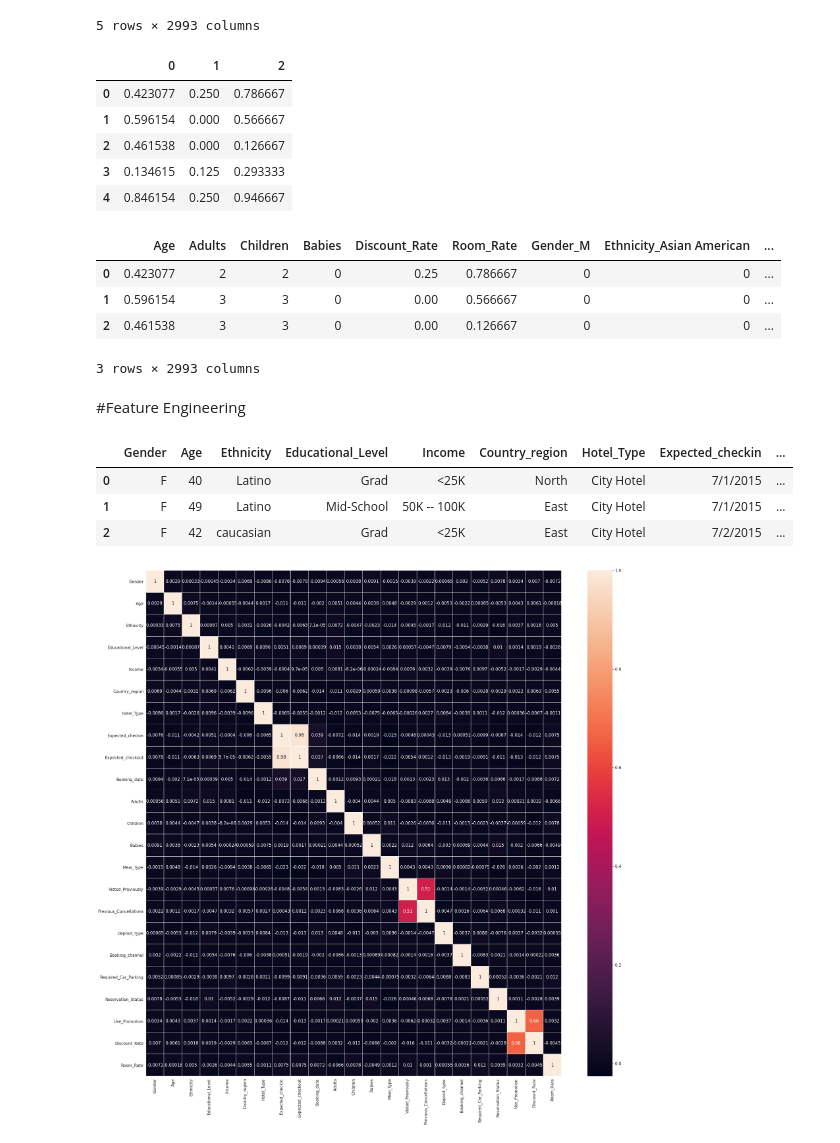
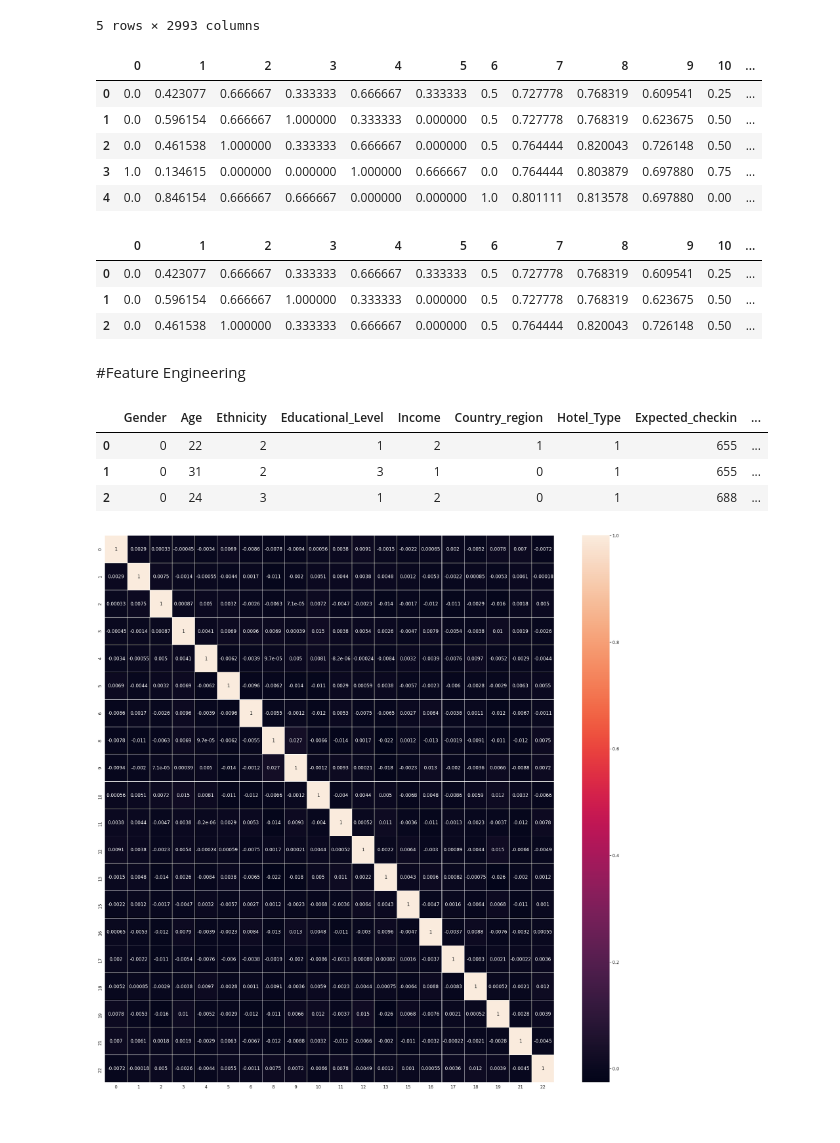
Before and after one commit to rooncal/Data-Science, a Jupyter notebook: Hotel_Reservation.ipynb, the cells around one changed output. Drawn from its saved outputs; the diff is of its cells as text; code cells hidden in the pictures.

```diff
--- a/Hotel_Reservation.ipynb
+++ b/Hotel_Reservation.ipynb
@@ -154,7 +155,7 @@ dtype: object
 df = df.drop("Reservation-id",axis="columns")
 # %%
 df_2 = pd.get_dummies(df,drop_first=True)
-sample = df.apply(label_encoder.fit_transform)
+df = df.apply(label_encoder.fit_transform)
 # %%
 df_2.head()
 # %% [output]
@@ -169,13 +170,15 @@ df_2.head()
 x = df[["Age", "Discount_Rate", "Room_Rate"]].values
 min_max_scaler = preprocessing.MinMaxScaler()
 df_scaled = pd.DataFrame(min_max_scaler.fit_transform(x))
-# %%
-pd.DataFrame(df_scaled).head()
-# %% [output]
-|  | 0 | 1 | 2 |
-| 0 | 0.423077 | 0.250 | 0.786667 |
-| 1 | 0.596154 | 0.000 | 0.566667 |
-| 2 | 0.461538 | 0.000 | 0.126667 |
-| 3 | 0.134615 | 0.125 | 0.293333 |
-| 4 | 0.846154 | 0.250 | 0.946667 |
+# %%
+df = pd.DataFrame(min_max_scaler.fit_transform(df_le))
+# %%
+df.head()
+# %% [output]
+|  | 0 | 1 | 2 | 3 | 4 | 5 | 6 | 7 | 8 | 9 | 10 | ... |
+| 0 | 0.0 | 0.423077 | 0.666667 | 0.333333 | 0.666667 | 0.333333 | 0.5 | 0.727778 | 0.768319 | 0.609541 | 0.25 | ... |
+| 1 | 0.0 | 0.596154 | 0.666667 | 1.000000 | 0.333333 | 0.000000 | 0.5 | 0.727778 | 0.768319 | 0.623675 | 0.50 | ... |
+| 2 | 0.0 | 0.461538 | 1.000000 | 0.333333 | 0.666667 | 0.000000 | 0.5 | 0.764444 | 0.820043 | 0.726148 | 0.50 | ... |
+| 3 | 1.0 | 0.134615 | 0.000000 | 0.000000 | 1.000000 | 0.666667 | 0.0 | 0.764444 | 0.803879 | 0.697880 | 0.75 | ... |
+| 4 | 0.0 | 0.846154 | 0.666667 | 0.666667 | 0.000000 | 0.000000 | 1.0 | 0.801111 | 0.813578 | 0.697880 | 0.00 | ... |
 # %%
@@ -183,25 +186,24 @@ df_2[["Age", "Discount_Rate", "Room_Rate"]] = df_scaled[[0,1,2]]
 # %%
-df_2.head(3)
+df.head(3)
 # %% [output]
-|  | Age | Adults | Children | Babies | Discount_Rate | Room_Rate | Gender_M | Ethnicity_Asian American | ... |
-| 0 | 0.423077 | 2 | 2 | 0 | 0.25 | 0.786667 | 0 | 0 | ... |
-| 1 | 0.596154 | 3 | 3 | 0 | 0.00 | 0.566667 | 0 | 0 | ... |
-| 2 | 0.461538 | 3 | 3 | 0 | 0.00 | 0.126667 | 0 | 0 | ... |
+|  | 0 | 1 | 2 | 3 | 4 | 5 | 6 | 7 | 8 | 9 | 10 | ... |
+| 0 | 0.0 | 0.423077 | 0.666667 | 0.333333 | 0.666667 | 0.333333 | 0.5 | 0.727778 | 0.768319 | 0.609541 | 0.25 | ... |
+| 1 | 0.0 | 0.596154 | 0.666667 | 1.000000 | 0.333333 | 0.000000 | 0.5 | 0.727778 | 0.768319 | 0.623675 | 0.50 | ... |
+| 2 | 0.0 | 0.461538 | 1.000000 | 0.333333 | 0.666667 | 0.000000 | 0.5 | 0.764444 | 0.820043 | 0.726148 | 0.50 | ... |
-3 rows × 2993 columns
 # %% [markdown]
 #Feature Engineering
 # %%
-df.head(3)
+sample.head(3)
 # %% [output]
 |  | Gender | Age | Ethnicity | Educational_Level | Income | Country_region | Hotel_Type | Expected_checkin | ... |
-| 0 | F | 40 | Latino | Grad | <25K | North | City Hotel | 7/1/2015 | ... |
-| 1 | F | 49 | Latino | Mid-School | 50K -- 100K | East | City Hotel | 7/1/2015 | ... |
-| 2 | F | 42 | caucasian | Grad | <25K | East | City Hotel | 7/2/2015 | ... |
+| 0 | 0 | 22 | 2 | 1 | 2 | 1 | 1 | 655 | ... |
+| 1 | 0 | 31 | 2 | 3 | 1 | 0 | 1 | 655 | ... |
+| 2 | 0 | 24 | 3 | 1 | 2 | 0 | 1 | 688 | ... |
 # %%
 plt.figure(figsize=(36,36))
 plt.rcParams["axes.labelsize"] = 20
 sns.set(font_scale=1.4)
-sns.heatmap(sample.corr(), annot = True ,linewidths=.1)
+sns.heatmap(df.corr(), annot = True ,linewidths=.1)
 plt.show()
 # %% [output]
-[figure, old version]
+[figure, new version]
```
Also changed, not shown: parts of 9 cells of this notebook.
